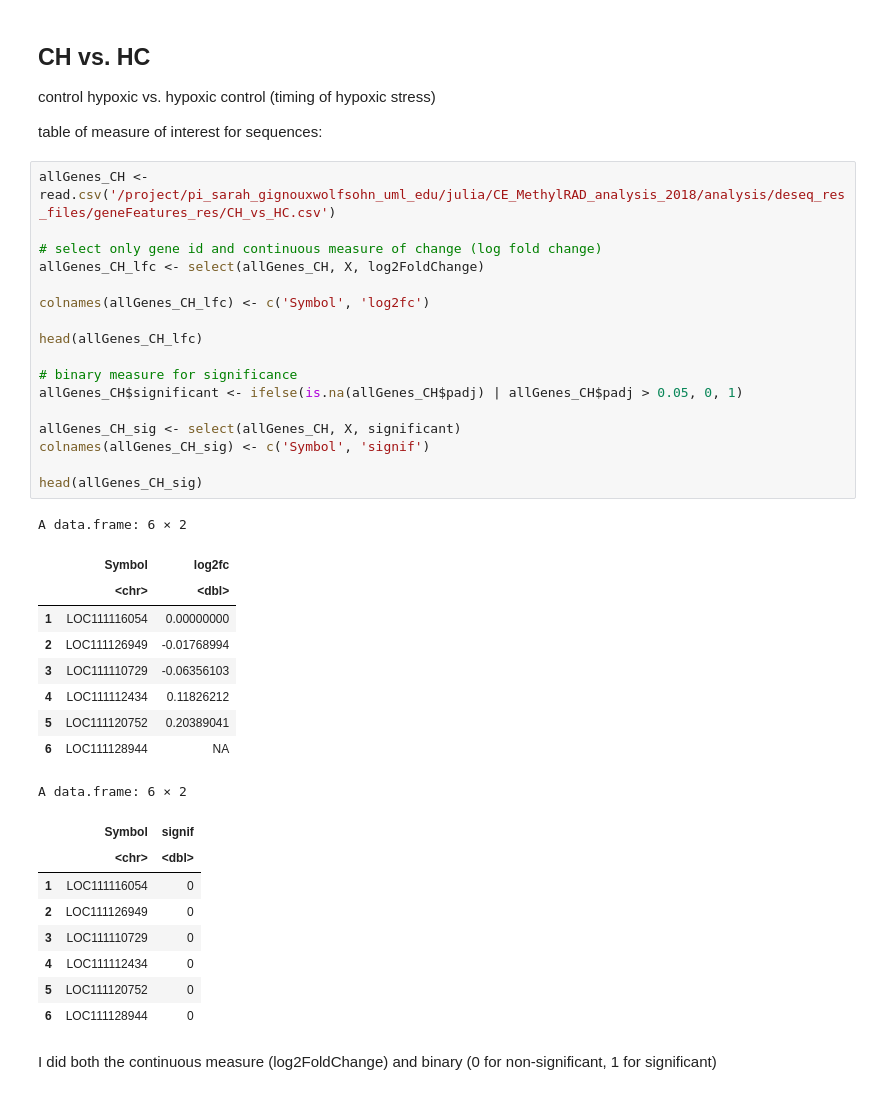
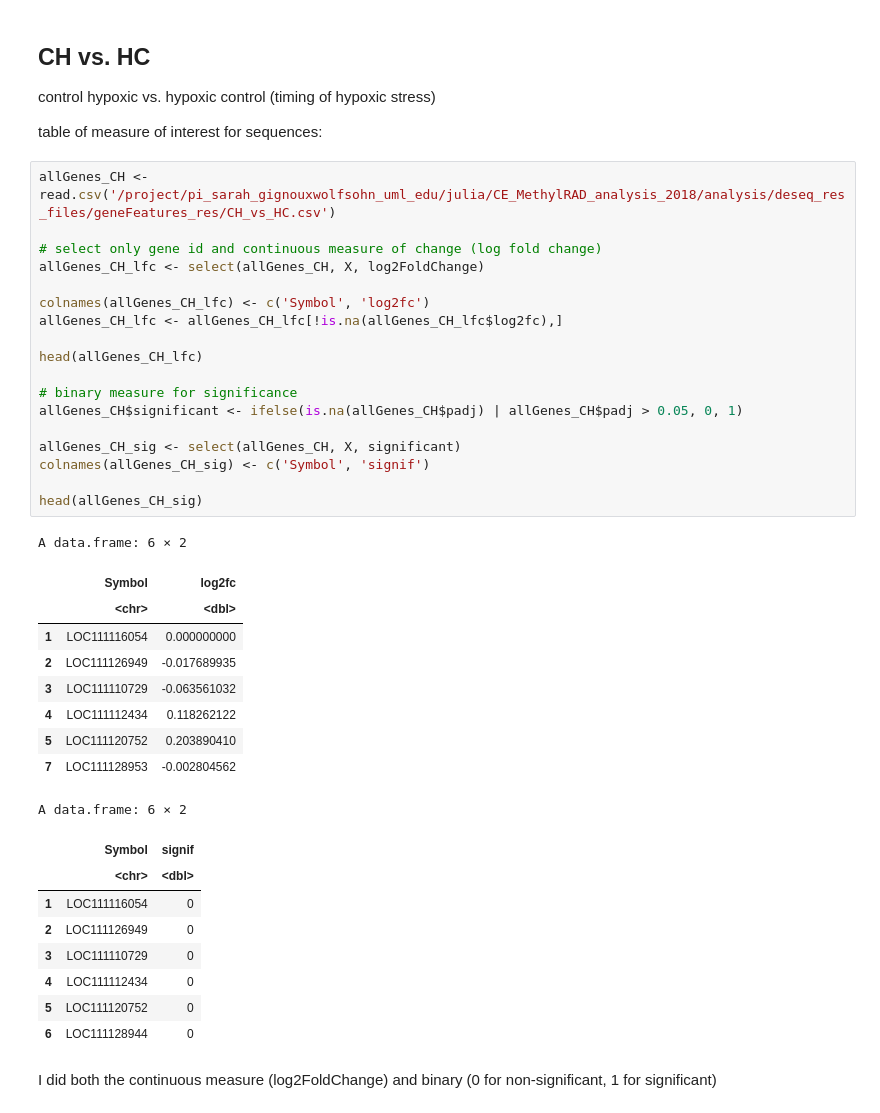
Before and after one commit to jgmcdonough/CE18_methylRAD_analysis, a Jupyter notebook: analysis/DMGs_analysis/go_mwu/go_mwu.ipynb, the cells around one changed output. Saved outputs shown, nothing was run; the diff lists cells and outputs as text.

```diff
--- a/analysis/DMGs_analysis/go_mwu/go_mwu.ipynb
+++ b/analysis/DMGs_analysis/go_mwu/go_mwu.ipynb
@@ -28,30 +28,31 @@ table of measure of interest for sequences:
 # %%
 allGenes_CH <- read.csv('/project/pi_sarah_gignouxwolfsohn_uml_edu/julia/CE_MethylRAD_analysis_2018/analysis/deseq_res_files/geneFeatures_res/CH_vs_HC.csv')
 
 # select only gene id and continuous measure of change (log fold change)
 allGenes_CH_lfc <- select(allGenes_CH, X, log2FoldChange)
 
 colnames(allGenes_CH_lfc) <- c('Symbol', 'log2fc')
+allGenes_CH_lfc <- allGenes_CH_lfc[!is.na(allGenes_CH_lfc$log2fc),]
 
 head(allGenes_CH_lfc)
 
 # binary measure for significance
 allGenes_CH$significant <- ifelse(is.na(allGenes_CH$padj) | allGenes_CH$padj > 0.05, 0, 1)
 
 allGenes_CH_sig <- select(allGenes_CH, X, significant)
 colnames(allGenes_CH_sig) <- c('Symbol', 'signif')
 
 head(allGenes_CH_sig)
 # %% [output]
 A data.frame: 6 × 2
 |  | Symbol | log2fc |
 |  | <chr> | <dbl> |
-| 1 | LOC111116054 | 0.00000000 |
-| 2 | LOC111126949 | -0.01768994 |
-| 3 | LOC111110729 | -0.06356103 |
-| 4 | LOC111112434 | 0.11826212 |
-| 5 | LOC111120752 | 0.20389041 |
-| 6 | LOC111128944 | NA |
+| 1 | LOC111116054 | 0.000000000 |
+| 2 | LOC111126949 | -0.017689935 |
+| 3 | LOC111110729 | -0.063561032 |
+| 4 | LOC111112434 | 0.118262122 |
+| 5 | LOC111120752 | 0.203890410 |
+| 7 | LOC111128953 | -0.002804562 |
 A data.frame: 6 × 2
 |  | Symbol | signif |
 |  | <chr> | <dbl> |
```
Also changed, not shown: parts of 9 cells of this notebook, 9 other files.
